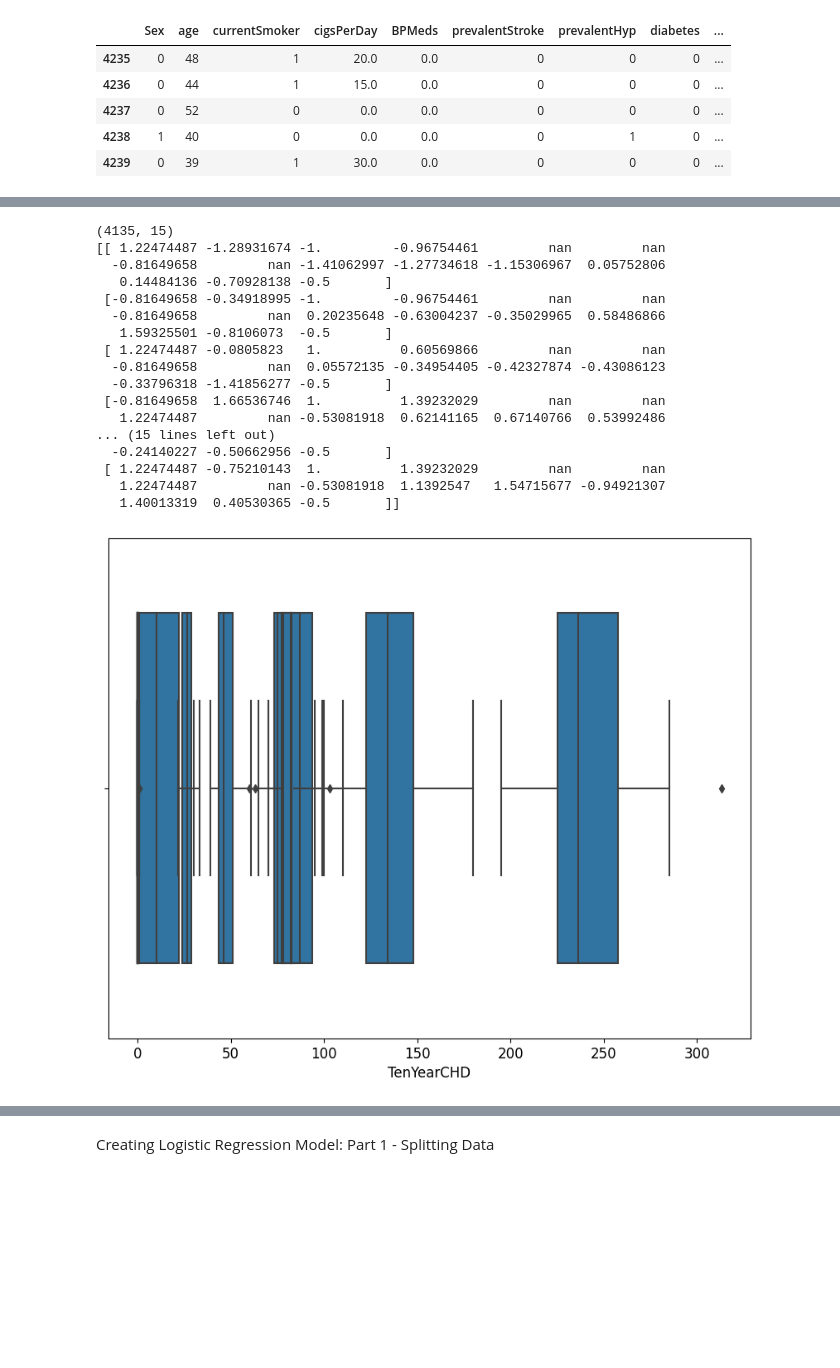
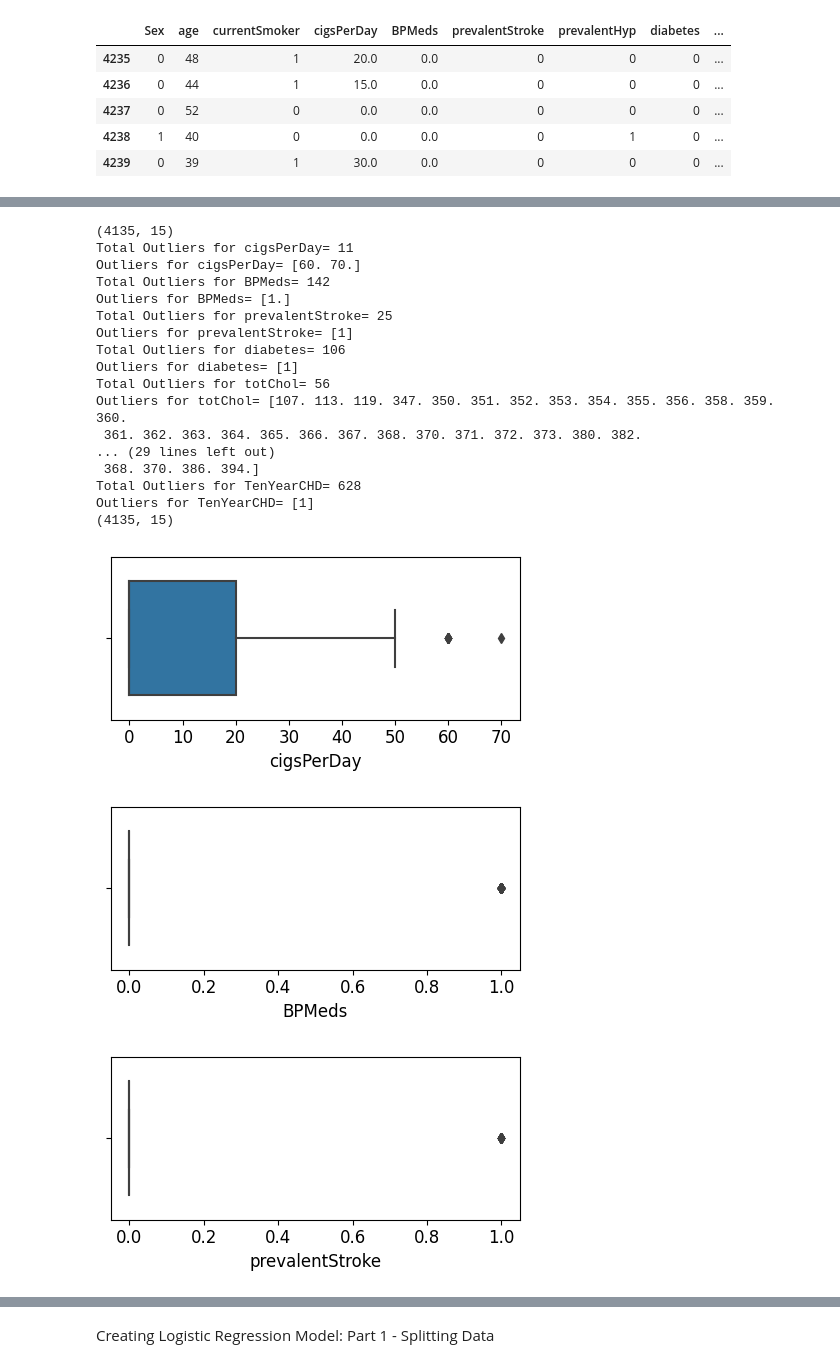
Before and after one commit to iamrestrepo/framingham-data-mining, a Jupyter notebook: Data_Mining_Project_Heart_Attack_Analysis_.ipynb, the cells around one changed output, grey strips where cells are left out. Saved outputs shown, nothing was run; the diff lists cells and outputs as text; code cells hidden in the pictures; blank space fills up the shorter version.

```diff
--- a/Data_Mining_Project_Heart_Attack_Analysis_.ipynb
+++ b/Data_Mining_Project_Heart_Attack_Analysis_.ipynb
@@ -21,6 +19,6 @@ Drive already mounted at /content/gdrive; to attempt to forcibly remount, call d
 # %%
-# df = pd.read_csv('framingham.csv')
-df = pd.read_csv('/content/gdrive/MyDrive/data_mining/framingham.csv')
+df = pd.read_csv('framingham.csv')
+#df = pd.read_csv('/content/gdrive/MyDrive/data_mining/framingham.csv')
 df.head(20)
 # %% [output]
 |  | Sex | age | education | currentSmoker | cigsPerDay | BPMeds | prevalentStroke | prevalentHyp | ... |
@@ -336,58 +330,54 @@ array([[<matplotlib.axes._subplots.AxesSubplot object at 0x...>,
 # %%
 #IDENTIFY AND REMOVE OUTLIERS
 #identify outliers using BoxPlot for each variable
 from matplotlib.cbook import boxplot_stats
 from scipy import stats
 
-df2 = df.head(10)
+
+#sample
+# df2 = df.head(100)
 
 #initial shape
 print(df.shape)
 # graph outliers for all columns in just one graph with axis x = TenYearCHD
-for i in df2.columns:
-  sns.boxplot(x=df2[i], width=0.7)
-
-#calculate z score
-z_scores = stats.zscore(df2)
-print(z_scores)
-
-
-
-
-
-#outliers
-#   outliers = [y for stat in boxplot_stats(df2[i]) for y in stat['fliers']]
-#   if len(outliers) > 1:
-#     print("Total Outliers for " + i + '=' , len(outliers))
-#     print("Outliers for " + i + '=' , outliers)
+for i in df.columns:
+  outliers = [y for stat in boxplot_stats(df[i]) for y in stat['fliers']]
+  if len(outliers) > 1:
+    plt.rcParams["figure.figsize"] = [4.50, 2.50]
+    plt.rcParams["figure.autolayout"] = True
+    plt.figure() #make sure we print a box per variable
+    sns.boxplot(x=df[i], width=0.7)
+    print("Total Outliers for " + i + '=' , len(outliers))
+    print("Outliers for " + i + '=' , np.unique(outliers))
 #     print(df2[i].isin(outliers))
 #     print(np.array(outliers))
 # # df.drop(df2[i].isin(outliers).index, inplace = True)
 
-# #final shape
-# print(df2)
-# print(df.shape)
+#final shape
+print(df.shape)
 
 #get indexes of outliers for each variable (outliers.includes(item['hearRate']))
 # remove only if row includes two or more outliers
 #drop those items
 # dataframe.drop( row_index, inplace = True
 # %% [output]
 (4135, 15)
-[[ 1.22474487 -1.28931674 -1.         -0.96754461         nan         nan
-  -0.81649658         nan -1.41062997 -1.27734618 -1.15306967  0.05752806
-   0.14484136 -0.70928138 -0.5       ]
- [-0.81649658 -0.34918995 -1.         -0.96754461         nan         nan
-  -0.81649658         nan  0.20235648 -0.63004237 -0.35029965  0.58486866
-   1.59325501 -0.8106073  -0.5       ]
- [ 1.22474487 -0.0805823   1.          0.60569866         nan         nan
-  -0.81649658         nan  0.05572135 -0.34954405 -0.42327874 -0.43086123
-  -0.33796318 -1.41856277 -0.5       ]
- [-0.81649658  1.66536746  1.          1.39232029         nan         nan
-   1.22474487         nan -0.53081918  0.62141165  0.67140766  0.53992486
-... (15 lines left out)
-  -0.24140227 -0.50662956 -0.5       ]
- [ 1.22474487 -0.75210143  1.          1.39232029         nan         nan
-   1.22474487         nan -0.53081918  1.1392547   1.54715677 -0.94921307
-   1.40013319  0.40530365 -0.5       ]]
+Total Outliers for cigsPerDay= 11
+Outliers for cigsPerDay= [60. 70.]
+Total Outliers for BPMeds= 142
+Outliers for BPMeds= [1.]
+Total Outliers for prevalentStroke= 25
+Outliers for prevalentStroke= [1]
+Total Outliers for diabetes= 106
+Outliers for diabetes= [1]
+Total Outliers for totChol= 56
+Outliers for totChol= [107. 113. 119. 347. 350. 351. 352. 353. 354. 355. 356. 358. 359. 360.
+ 361. 362. 363. 364. 365. 366. 367. 368. 370. 371. 372. 373. 380. 382.
+... (29 lines left out)
+ 368. 370. 386. 394.]
+Total Outliers for TenYearCHD= 628
+Outliers for TenYearCHD= [1]
+(4135, 15)
-[figure, old version]
+[figure, new version]
+[figure, added]
+[figure, added]
```
Also changed, not shown: parts of 52 cells of this notebook.
